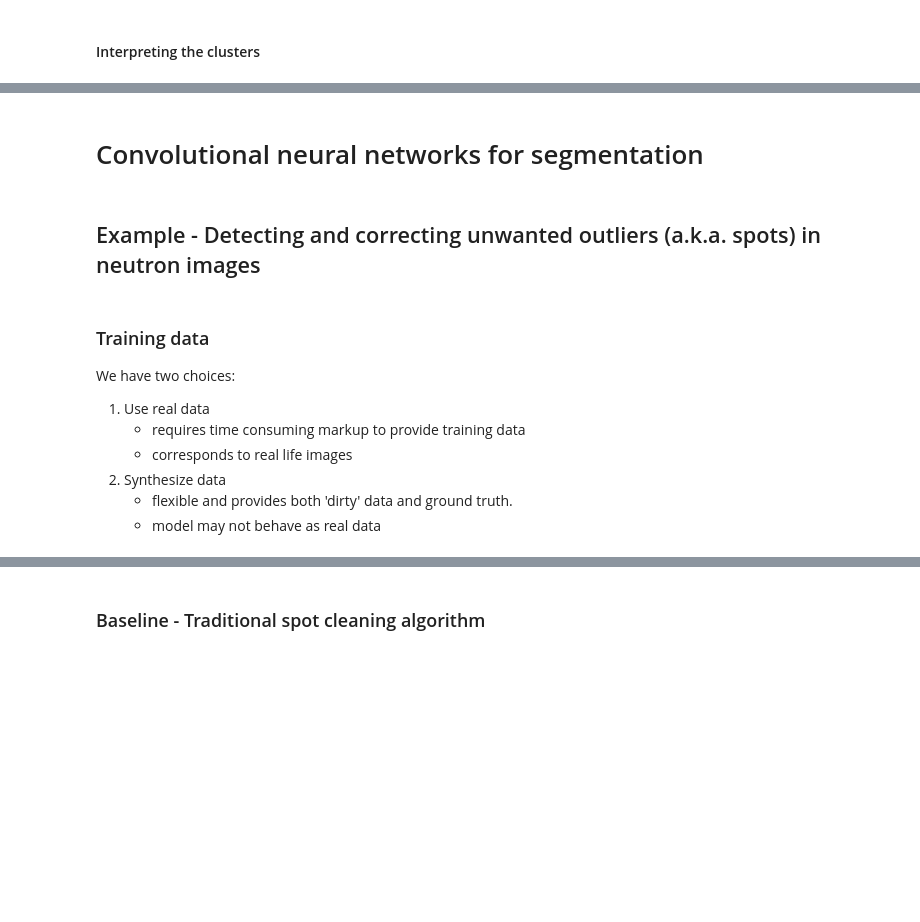
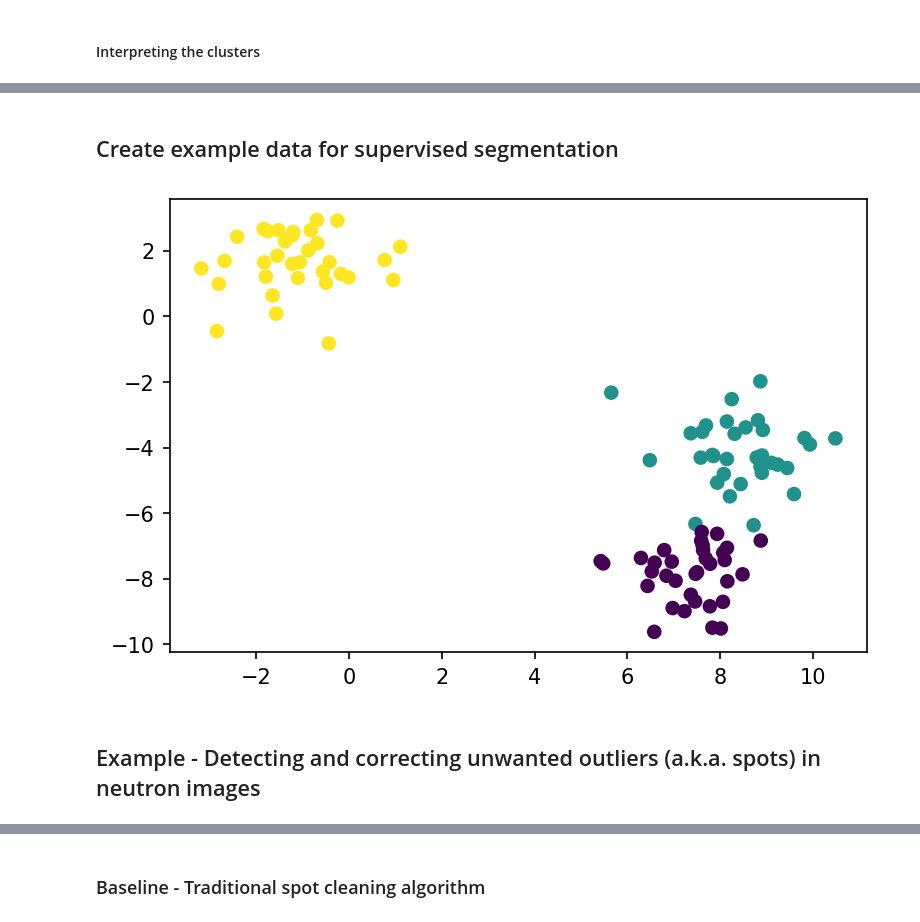
Before and after one commit to ImagingLectures/MLSegmentation4NI, a Jupyter notebook: lecture/ML4NeutronImageSegmentation.ipynb, the cells around one changed output, grey strips where cells are left out. Saved outputs shown, nothing was run; the diff lists cells and outputs as text; code cells hidden in the pictures; blank space fills up the shorter version.

```diff
--- a/lecture/ML4NeutronImageSegmentation.ipynb
+++ b/lecture/ML4NeutronImageSegmentation.ipynb
@@ -439,13 +473,13 @@ axes[1].plot(kc); axes[1].set_title('Cluster centroid spectra'); axes[1].set_asp
 # %% [markdown]
-# Convolutional neural networks for segmentation
+## Create example data for supervised segmentation
+# %%
+blob_data, blob_labels = make_blobs(n_samples=100, random_state=2018)
+test_pts = pd.DataFrame(blob_data, columns=['x', 'y'])
+test_pts['group_id'] = blob_labels
+plt.scatter(test_pts.x, test_pts.y,
+            c=test_pts.group_id,
+            cmap='viridis');
+# %% [output]
+[figure, added]
 # %% [markdown]
 ## Example - Detecting and correcting unwanted outliers (a.k.a. spots) in neutron images
-# %% [markdown]
-### Training data
-We have two choices:
-1. Use real data
-    - requires time consuming markup to provide training data
-    - corresponds to real life images
-2. Synthesize data
-    - flexible and provides both 'dirty' data and ground truth.
-    - model may not behave as real data
```
Also changed, not shown: parts of 18 cells of this notebook, 11 other files.
